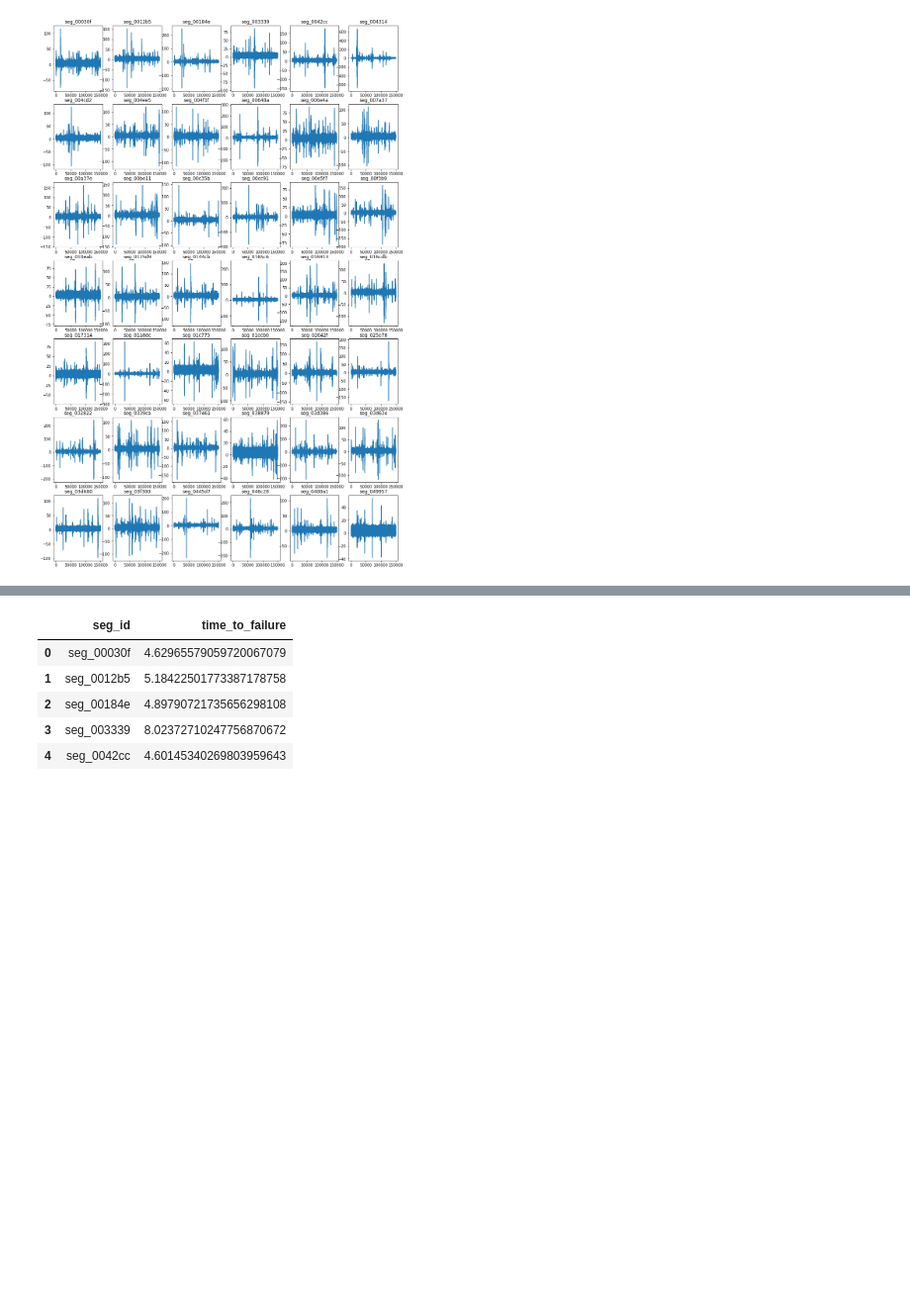
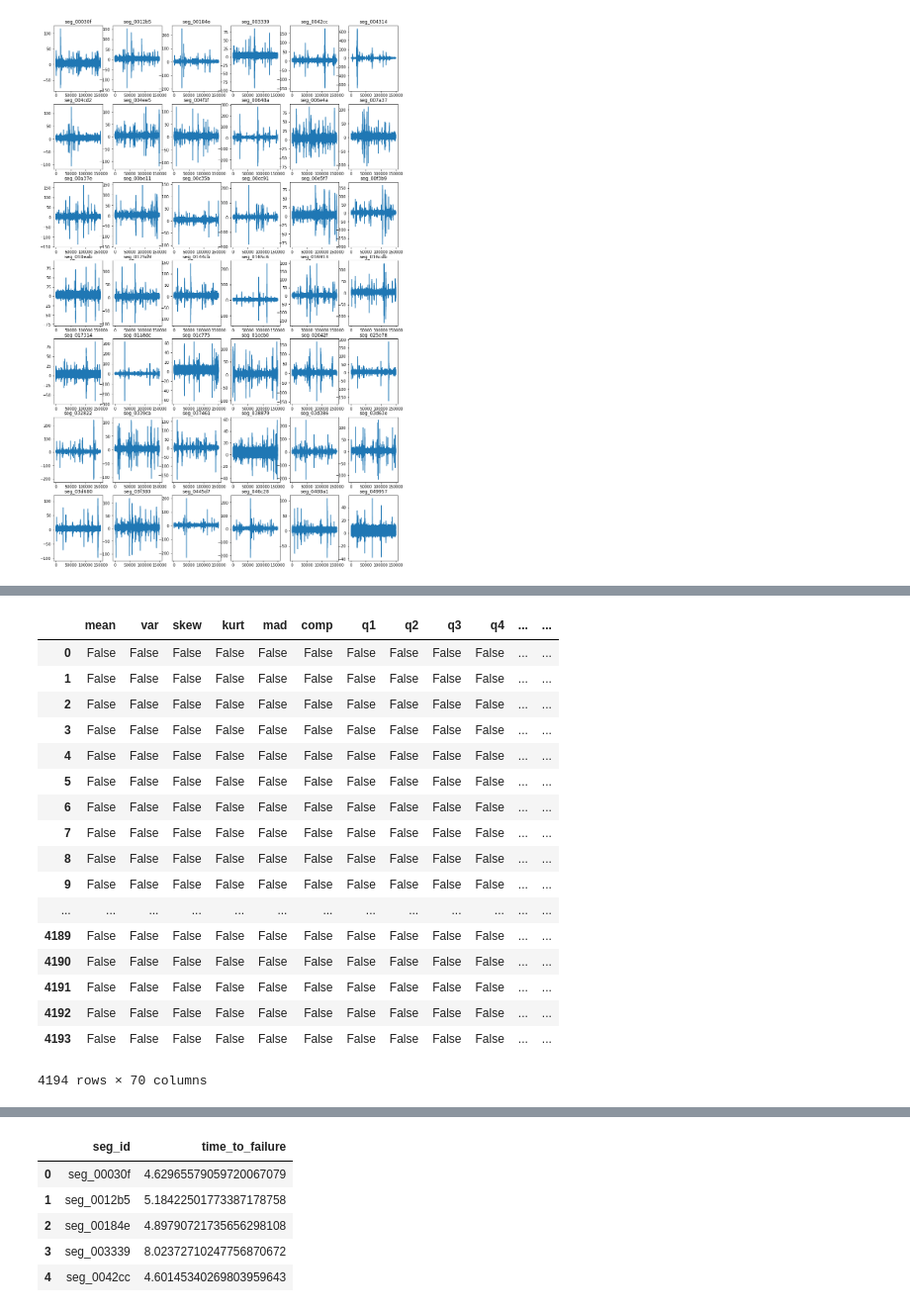
Before and after one commit to umepy/EarthquakeLabwork, a Jupyter notebook: code/earthquake_rf.ipynb, the cells around one changed output, grey strips where cells are left out. Shown at 99% size. Drawn from its saved outputs; the diff is of its cells as text; code cells hidden in the pictures; blank space fills up the shorter version.

```diff
--- a/code/earthquake_rf.ipynb
+++ b/code/earthquake_rf.ipynb
@@ -8,5 +10,3 @@ import matplotlib.pyplot as plt
-# %%
-pd.options.display.precision = 20
 # %%
 train = pd.read_csv('../input/train.csv', dtype={'acoustic_data': np.int16, 'time_to_failure': np.float32})
 n_train_data = train.shape[0]
@@ -101,2 +97,21 @@ Name: acoustic_data, dtype: float64
+# %%
+column = [
+          'mean', 'var', 'skew', 'kurt', 'mad', 'comp',
+          'q1', 'q2', 'q3', 'q4', 'q5', 'q6', 'q7', 'q8', 'q9',
+          'aq1', 'aq2', 'aq3', 'aq4', 'aq5', 'aq6', 'aq7', 'aq8', 'aq9',
+          'diff_mean', 'diff_var', 'diff_skew', 'diff_kurt', 'diff_mad', 'diff_comp',
+          'diff_mean10_1', 'diff_mean10_2', 'diff_mean10_3', 'diff_mean10_4', 'diff_mean10_5',
+          'diff_mean10_6', 'diff_mean10_7', 'diff_mean10_8', 'diff_mean10_9', 'diff_mean10_10',
+          'diff_var10_1', 'diff_var10_2', 'diff_var10_3', 'diff_var10_4', 'diff_var10_5',
+          'diff_var10_6', 'diff_var10_7', 'diff_var10_8', 'diff_var10_9', 'diff_var10_10',
+          'diff_skew10_1', 'diff_skew10_2', 'diff_skew10_3', 'diff_skew10_4', 'diff_skew10_5',
+          'diff_skew10_6', 'diff_skew10_7', 'diff_skew10_8', 'diff_skew10_9', 'diff_skew10_10',
+          'diff_kurt10_1', 'diff_kurt10_2', 'diff_kurt10_3', 'diff_kurt10_4', 'diff_kurt10_5',
+          'diff_kurt10_6', 'diff_kurt10_7', 'diff_kurt10_8', 'diff_kurt10_9', 'diff_kurt10_10',
+          'diff_mad10_1', 'diff_mad10_2', 'diff_mad10_3', 'diff_mad10_4', 'diff_mad10_5',
+          'diff_mad10_6', 'diff_mad10_7', 'diff_mad10_8', 'diff_mad10_9', 'diff_mad10_10',
+          'diff_comp10_1', 'diff_comp10_2', 'diff_comp10_3', 'diff_comp10_4', 'diff_comp10_5',
+          'diff_comp10_6', 'diff_comp10_7', 'diff_comp10_8', 'diff_comp10_9', 'diff_comp10_10'
+          ]
 # %%
 X_train = pd.DataFrame(index = range(n_train), columns= column)
@@ -233,3 +299,24 @@ for i in range(n_test):
+# %%
+X_train.isnull()
+# %% [output]
+|  | mean | var | skew | kurt | mad | comp | q1 | q2 | q3 | q4 | ... | ... |
+| 0 | False | False | False | False | False | False | False | False | False | False | ... | ... |
+| 1 | False | False | False | False | False | False | False | False | False | False | ... | ... |
+| 2 | False | False | False | False | False | False | False | False | False | False | ... | ... |
+| 3 | False | False | False | False | False | False | False | False | False | False | ... | ... |
+| 4 | False | False | False | False | False | False | False | False | False | False | ... | ... |
+| 5 | False | False | False | False | False | False | False | False | False | False | ... | ... |
+| 6 | False | False | False | False | False | False | False | False | False | False | ... | ... |
+| 7 | False | False | False | False | False | False | False | False | False | False | ... | ... |
+| 8 | False | False | False | False | False | False | False | False | False | False | ... | ... |
+| 9 | False | False | False | False | False | False | False | False | False | False | ... | ... |
+| ... | ... | ... | ... | ... | ... | ... | ... | ... | ... | ... | ... | ... |
+| 4189 | False | False | False | False | False | False | False | False | False | False | ... | ... |
+| 4190 | False | False | False | False | False | False | False | False | False | False | ... | ... |
+| 4191 | False | False | False | False | False | False | False | False | False | False | ... | ... |
+| 4192 | False | False | False | False | False | False | False | False | False | False | ... | ... |
+| 4193 | False | False | False | False | False | False | False | False | False | False | ... | ... |
+4194 rows × 70 columns
 # %%
 from sklearn.model_selection import train_test_split
 from sklearn.ensemble import RandomForestRegressor, GradientBoostingRegressor
```
Also changed, not shown: parts of 13 cells of this notebook.
